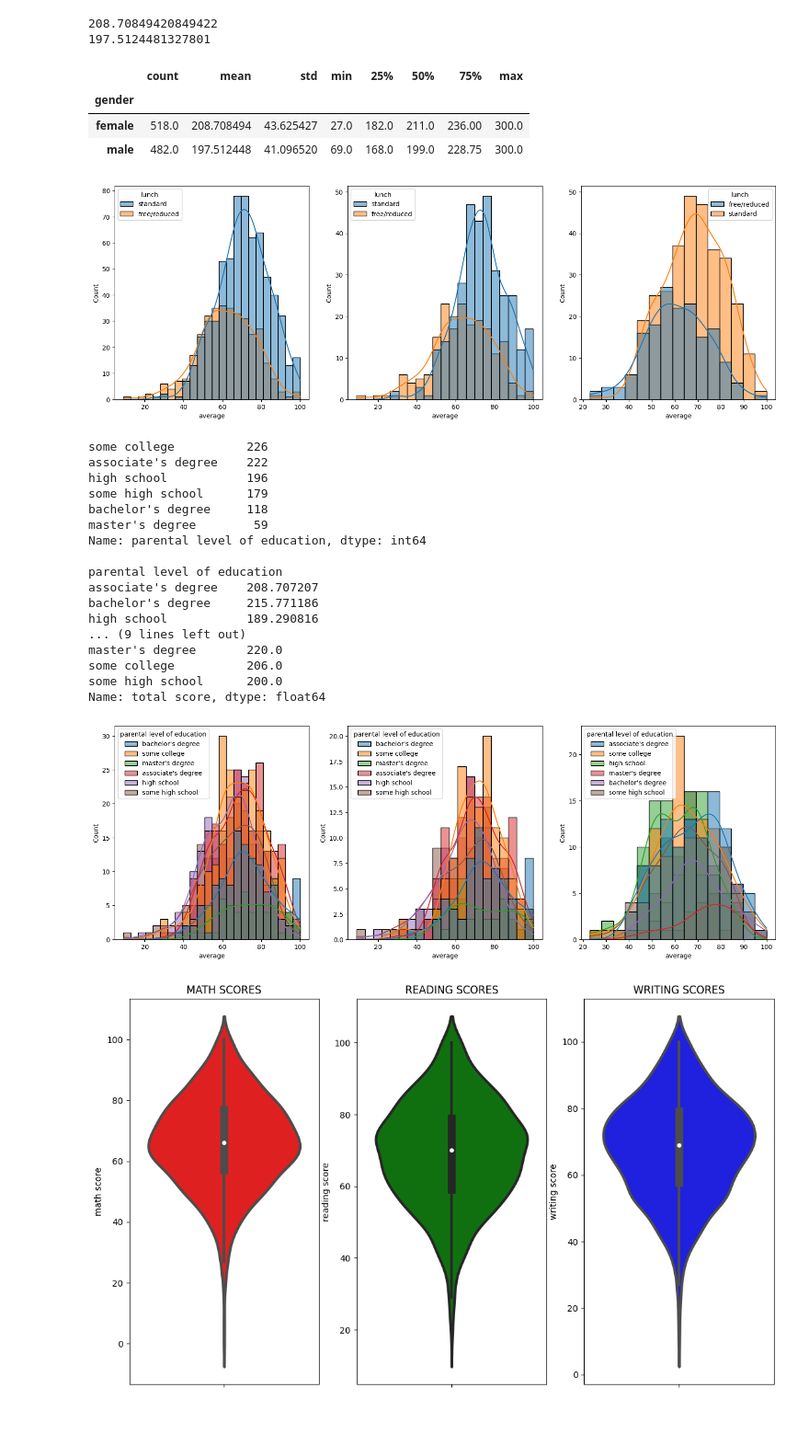
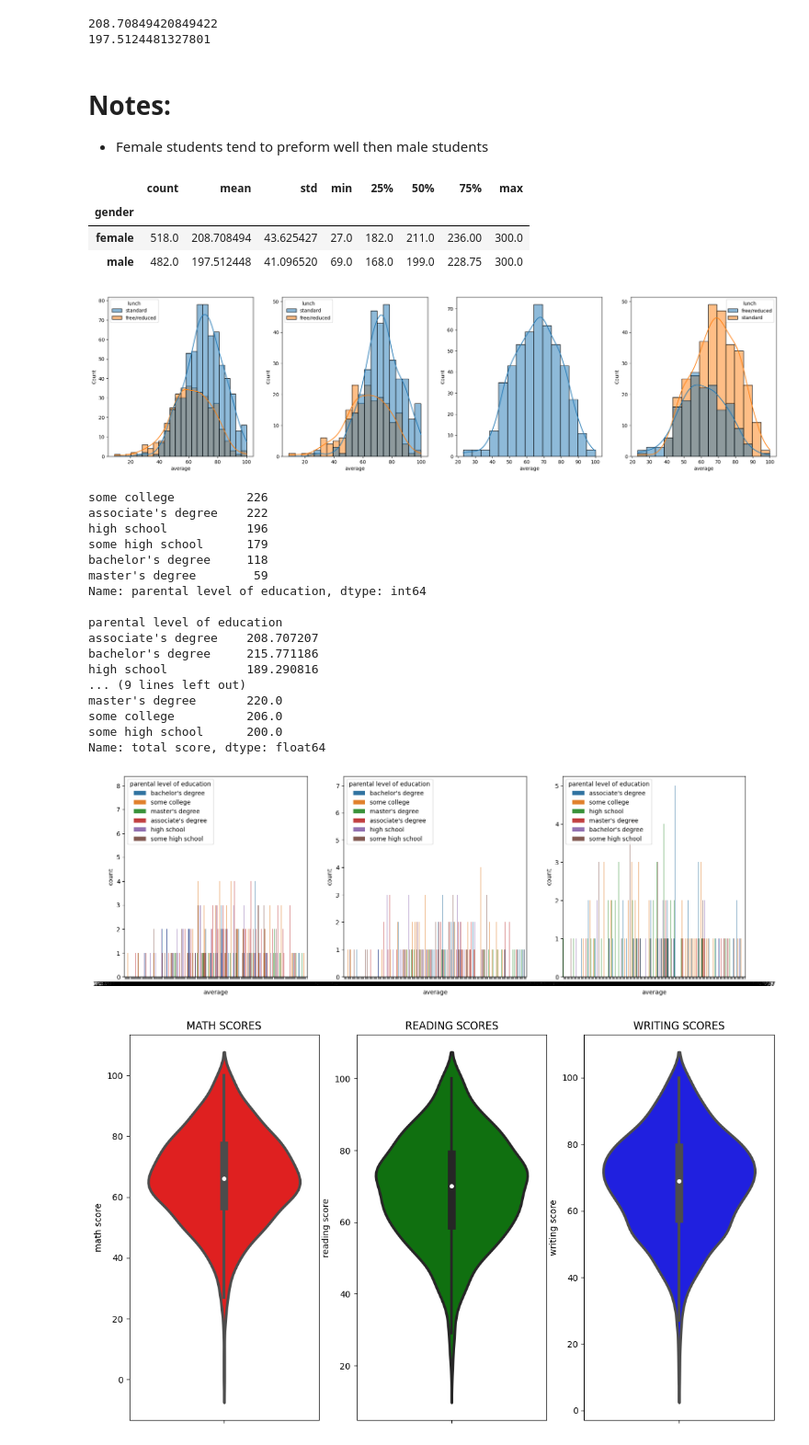
Before and after one commit to Qotb912/basic_ml_project, a Jupyter notebook: notebook/EDA.ipynb, the cells around one changed output. Shown at 92% size. Drawn from its saved outputs; the diff is of its cells as text; code cells hidden in the pictures; blank space fills up the shorter version.

```diff
--- a/notebook/EDA.ipynb
+++ b/notebook/EDA.ipynb
@@ -223,6 +238,9 @@ print(df[df['gender'] != 'female']['total score'].mean())
 # %% [output]
 208.70849420849422
 197.5124481327801
+# %% [markdown]
+# Notes:
+- Female students tend to preform well then male students
 # %%
 df.groupby('gender')['total score'].describe()
 # %% [output]
@@ -231,16 +249,18 @@ df.groupby('gender')['total score'].describe()
 | female | 518.0 | 208.708494 | 43.625427 | 27.0 | 182.0 | 211.0 | 236.00 | 300.0 |
 | male | 482.0 | 197.512448 | 41.096520 | 69.0 | 168.0 | 199.0 | 228.75 | 300.0 |
 # %%
-plt.subplots(1,3,figsize=(25,6))
+plt.subplots(1,4,figsize=(25,6))
 plt.subplot(141)
 sns.histplot(data=df,x='average',kde=True,hue='lunch')
 plt.subplot(142)
 sns.histplot(data=df[df.gender == 'female'],x='average',kde=True,hue='lunch')
 plt.subplot(143)
+sns.histplot(data=df[df.gender == 'male'],x='average',kde=True)
+plt.subplot(144)
 sns.histplot(data=df[df.gender == 'male'],x='average',kde=True,hue='lunch')
 plt.show()
 # %% [output]
-[figure, old version]
+[figure, new version]
 # %%
 print(df['parental level of education'].value_counts())
 # print(df['parental level of education'].nunique())
@@ -251,13 +271,16 @@ print()
 print(df.groupby('parental level of education')['total score'].median().transpose())
 print()
 
-plt.subplots(1,3,figsize=(25,6))
+plt.subplots(3,1,figsize=(25,6))
 plt.subplot(141)
-sns.histplot(data=df,x='average',kde=True,hue='parental level of education')
+# sns.histplot(data=df,x='average',kde=True,hue='parental level of education')
+sns.countplot(data=df,x='average',hue='parental level of education')
 plt.subplot(142)
-sns.histplot(data=df[df.gender == 'female'],x='average',kde=True,hue='parental level of education')
+# sns.histplot(data=df[df.gender == 'female'],x='average',kde=True,hue='parental level of education')
+sns.countplot(data=df[df.gender == 'female'],x='average',hue='parental level of education')
 plt.subplot(143)
-sns.histplot(data=df[df.gender == 'male'],x='average',kde=True,hue='parental level of education')
+# sns.histplot(data=df[df.gender == 'male'],x='average',kde=True,hue='parental level of education')
+sns.countplot(data=df[df.gender == 'male'],x='average',hue='parental level of education')
 plt.show()
 # %% [output]
 some college          226
@@ -277,7 +300,7 @@ master's degree       220.0
 some college          206.0
 some high school      200.0
 Name: total score, dtype: float64
-[figure, old version]
+[figure, new version]
 # %%
 
 plt.figure(figsize=(18,8))
```
Also changed, not shown: parts of 10 cells of this notebook.
